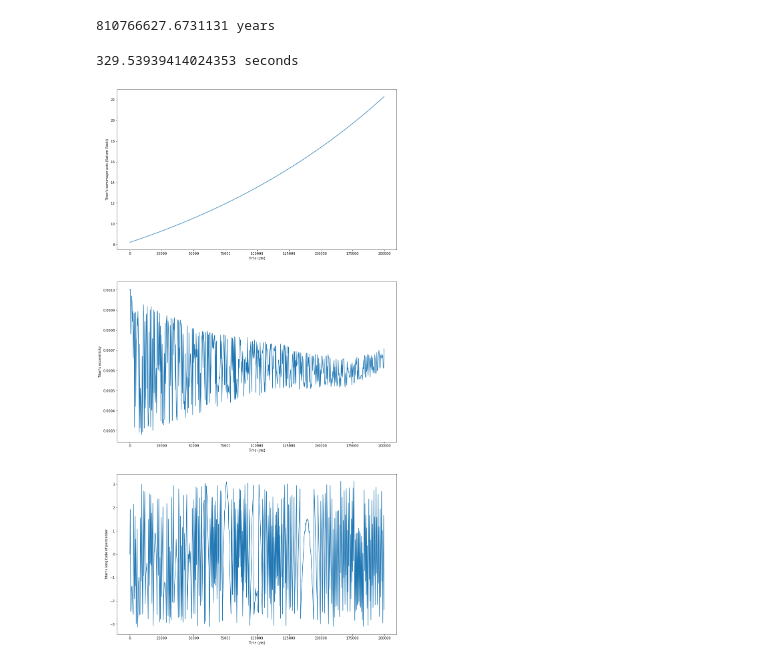
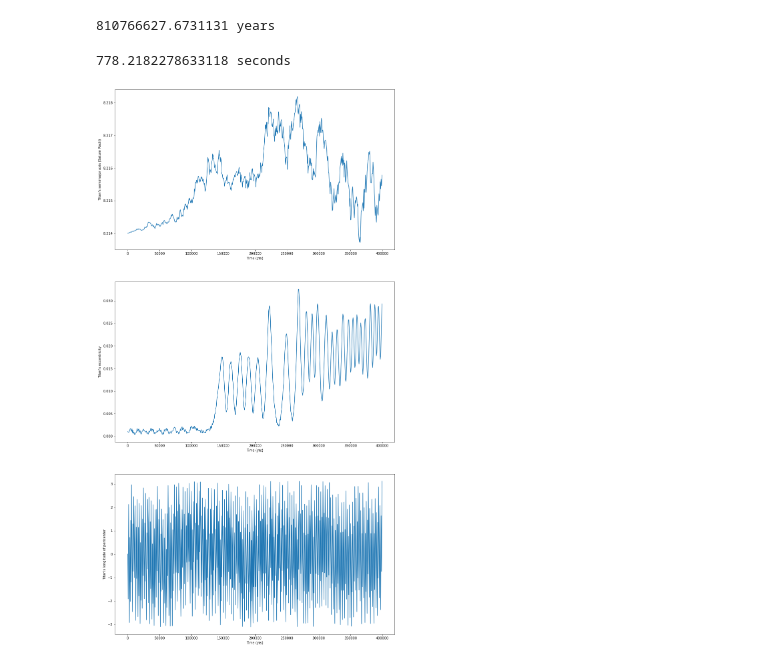
Before and after one commit to hdayuan/F21_JP_Titan-Sims, a Jupyter notebook: titanSims.ipynb, the cells around one changed output. Drawn from its saved outputs; the diff is of its cells as text; code cells hidden in the pictures.

```diff
--- a/titanSims.ipynb
+++ b/titanSims.ipynb
@@ -8,7 +8,9 @@ import matplotlib.pyplot as plt
 - Plot expected precession period
 
 QUESTIONS:
-- Number of samples??
+- Why not just start at 8.214??
+- migration timescale calculation
+- da/dt at aRes different for different a0?
 """
 
 G = 6.67e-11 # G in SI units ****
@@ -26,7 +28,7 @@ mTitan = 0.0000000676319759 # mass of titan in solar masses
 eTitan = 0.001 # eccentricity of Titan's orbit ***** Modify as needed *****
 iTitan = 0.34854 * np.pi / 180 # inclination of titan's orbit in radians
 
-ini_aTitan = 8.212 * rSat  # starting semi-major axis of Titan
+ini_aTitan = 8.214 * rSat  # starting semi-major axis of Titan
 
 # Calculate the expected semi-major axis of Titan at which evection resonance should occur given i = e = 0
 
@@ -76,7 +78,7 @@ import time
 start_time = time.time()
 
 numSamples = 600
-totalSimTime = 200000
+totalSimTime = 400000
 plotDT = totalSimTime/numSamples
 
 # Initialize rebound simulation
@@ -140,32 +142,32 @@ axs[0].plot(time_array,a_array)
 axs[0].set_xlabel('Time (yrs)')
 axs[0].set_ylabel('Titan\'s semimajor axis (Saturn Radii)')
 
 axs[1].plot(time_array,e_array)
 axs[1].set_xlabel('Time (yrs)')
 axs[1].set_ylabel('Titan\'s eccentricity')
 
 axs[2].plot(time_array,pomega_array)
 axs[2].set_xlabel('Time (yrs)')
 axs[2].set_ylabel('Titan\'s longitude of pericenter')
 
 print(str(time.time() - start_time) + " seconds")
 
 
 # exp_pomega = [0] * numSamples
 # for i in range(numSamples):
 #     exp_pomega[i] = exp_prec_freq * time_array[i] + pomega_array[0]
 
 # axs[3].plot(time_array, exp_pomega)
 # axs[3].set_xlabel('Time (yrs)')
 # axs[3].set_ylabel('Titan\'s expected longitude of pericenter')
 
 # fig = rebound.OrbitPlot(sim, unitlabel="[AU]", color=False, periastron=True)
 
 # ax = plt.subplot(111)
 # ax.set_xlim([-.05,.05])
 # ax.set_ylim([-.05,.05])
 
 # plt.show()
 # %% [output]
-329.53939414024353 seconds
+778.2182278633118 seconds
-[figure, old version]
+[figure, new version]
```
Also changed, not shown: parts of 1 cell of this notebook, 1 other file.
